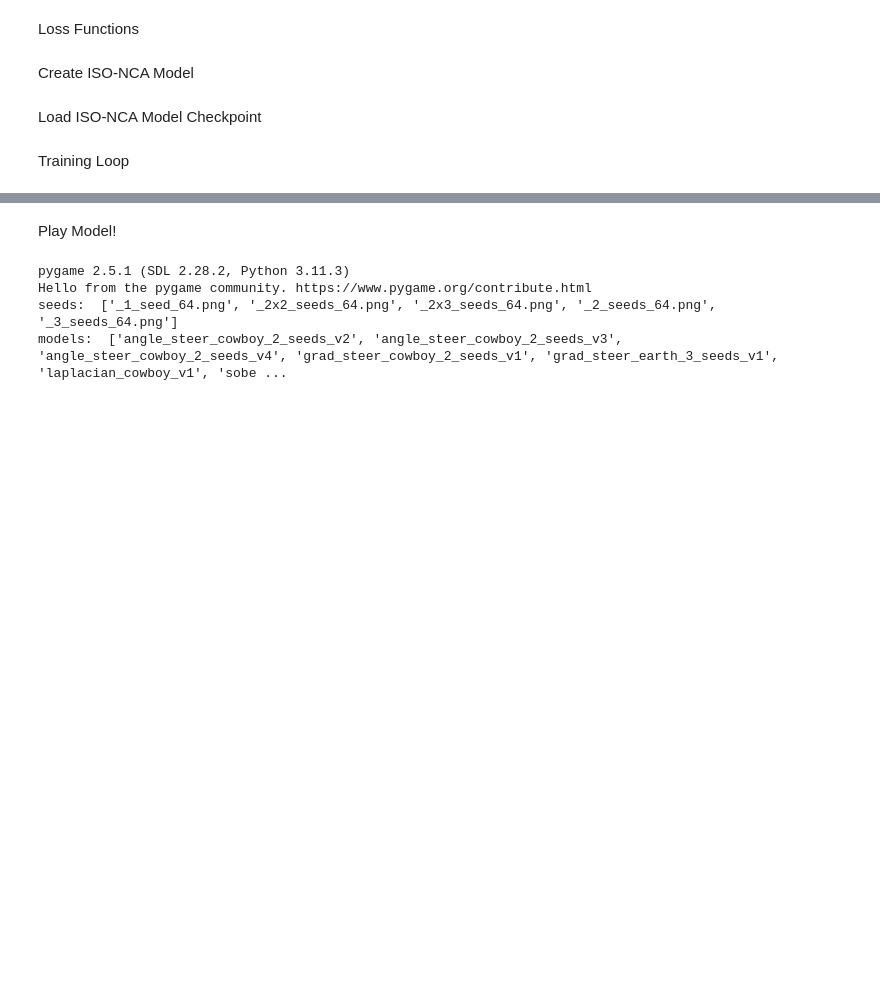
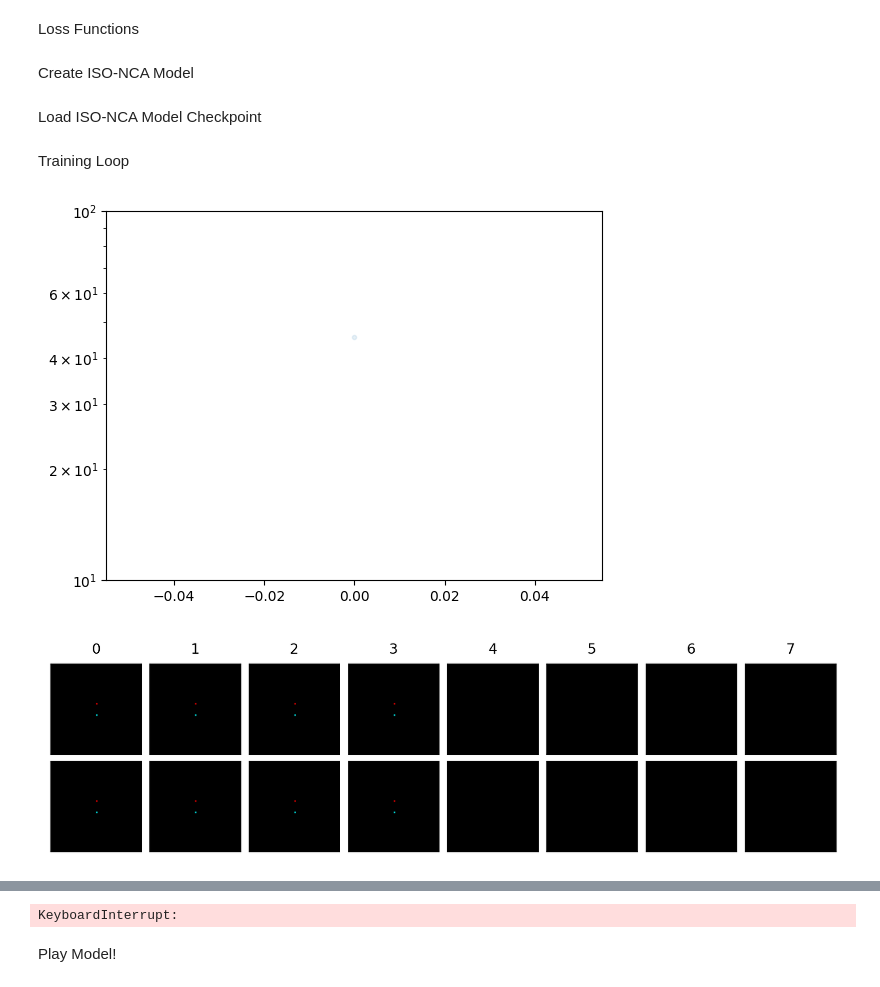
Before and after one commit to mravelo5874/neural-cellular-automata, a Jupyter notebook: 1_isotropic_nca/isotropic_nca.ipynb, the cells around one changed output, grey strips where cells are left out. Cells and saved outputs as stored; diff of their text form; code cells hidden in the pictures; blank space fills up the shorter version.

Commit message:
fixing model training!

```diff
--- a/1_isotropic_nca/isotropic_nca.ipynb
+++ b/1_isotropic_nca/isotropic_nca.ipynb
@@ -153,8 +153,8 @@ Perceptions:
 - ANGLE_STEER: angle-based steerable nca
 - GRAD_STEER: gradient-based steerable nca
 # %%
-_SOBEL_DIV_ = 8.0
-_LAP_DIV_ = 12.0
+_SOBEL_DIV_ = 1.0
+_LAP_DIV_ = 1.0
 
 SOBEL_KERN = torch.tensor([
     [-1., 0., 1.],
@@ -244,8 +244,8 @@ def get_alive_mask(_x):
     return func.max_pool2d(_x[:, 3:4, :, :], kernel_size=3, stride=1, padding=1) > 0.1
 # %%
 # * experiments
-states = torch.randint(0, 9, [1, 3, 3, 3]).to(_DEVICE_).to(torch.float32)
-print ('states.shape:', states.shape)
-print ('states:\n', states)
-print ('--------')
-gradient_steerable_perception(states)
+# states = torch.randint(0, 9, [1, 3, 3, 3]).to(_DEVICE_).to(torch.float32)
+# print ('states.shape:', states.shape)
+# print ('states:\n', states)
+# print ('--------')
+# gradient_steerable_perception(states)
@@ -438,7 +384,7 @@ loss_func = {
 # %% [markdown]
 Create ISO-NCA Model
 # %%
-_NAME_ = 'gard_steer_earth_3_seeds_v1'
+_NAME_ = 'angle_steer_cowboy_2_seeds_v5'
 _POOL_SIZE_ = 256
 _BATCH_SIZE_ = 8
 _LOWER_LR_ = 1e-5
@@ -453,7 +399,7 @@ lr_sched = torch.optim.lr_scheduler.CyclicLR(opt, _LOWER_LR_, _UPPER_LR_, step_s
 target_batch = target_img.clone().repeat(_BATCH_SIZE_, 1, 1, 1).to(_DEVICE_)
 
 # * create seed
-seed = torch.cat([seed_img, torch.zeros([1, _CHANNELS_-4, _SIZE_, _SIZE_])], 1).to(_DEVICE_)
+seed = torch.cat([seed_img, seed_img[:, 3].repeat(1, 12, 1, 1)], 1).to(_DEVICE_)
 
 # * create training pool
 with torch.no_grad():
@@ -529,7 +476,7 @@ load_model_checkpoint()
 # %% [markdown]
 Training Loop
 # %%
-_TRAIN_MODEL_ = False
+_TRAIN_MODEL_ = True
 _EPOCHS_ = 20_000
 _NUM_DAMG_ = 4
 _DAMG_RATE_ = 2
@@ -657,30 +604,32 @@ for _ in tqdm(range(_EPOCHS_)):
         opt.zero_grad()
         lr_sched.step()
         # * re-add batch to pool
         pool[batch_idxs] = x
         loss_log.append(loss.item())
 
         # * print out info
         if i % _INFO_RATE_ == 0:
             # * show loss plot
             clear_output(True)
             pl.plot(loss_log, '.', alpha=0.1)
             pl.yscale('log')
             pl.ylim(np.min(loss_log), loss_log[0])
             pl.show()
 
             # * show batch
             after = x.detach().cpu()
             show_batch(_BATCH_SIZE_, before, after)
 
             # * print info
             print('\rstep:', i, '\tloss:', loss.item(), '\tlr:', lr_sched.get_last_lr()[0], end='')
 
         # * save checkpoint
         if i % _SAVE_RATE_ == 0 and i != 0:
             save_model('checkpoints', model, _NAME_+'_cp'+str(i))
 
 # * save final model
 if _TRAIN_MODEL_:
     save_model('models', model, _NAME_)
 # %% [output]
+[figure, added]
+[figure, added]
@@ -688,3 +637,4 @@ skipping training
+KeyboardInterrupt:
 # %% [markdown]
 Play Model!
 # %%
@@ -695,12 +645,12 @@ import os
 import cv2
 import imutils
 
-_PLAY_ = True
+_PLAY_ = False
 _MODELS_DIR_ = 'models'
 _PLAY_DEVICE_ = 'cpu'
 _RADIUS_ = 8
-_PLAY_SIZE_ = 64
-_WINDOW_SCALE_ = 10
+_PLAY_SIZE_ = 128
+_WINDOW_SCALE_ = 6
 _WINDOW_BG_COLOR_ = (0, 0, 0)
 _WINDOW_TEXT_COLOR_ = (255, 255, 255)
 
@@ -740,7 +690,7 @@ def load_model(_model_name):
     seed_img_rot = trans.rotate(seed_img, np.rad2deg(params['_SEED_ANGLE_RAD_']))
     pad = np.round((_PLAY_SIZE_ - params['_SIZE_'])/2.0, 0).astype(int)
     seed_pad = func.pad(seed_img_rot, (pad, pad, pad, pad), 'constant', 0)
-    tensor = torch.cat([seed_pad, torch.zeros([1, params['_CHANNELS_']-4, _PLAY_SIZE_, _PLAY_SIZE_])], 1).to(_PLAY_DEVICE_)
+    tensor = torch.cat([seed_pad, seed_pad[:, 3].repeat(1, 12, 1, 1)], 1).to(_DEVICE_)
     # * randomize angles for steerable models
     if _IS_STEERABLE_:
         rand = torch.rand(_PLAY_SIZE_, _PLAY_SIZE_)*np.pi*2.0
@@ -824,7 +774,7 @@ while running:
                 seed_img_rot = trans.rotate(seed_img, np.rad2deg(params['_SEED_ANGLE_RAD_']+(angle*np.pi)))
                 pad = np.round((_PLAY_SIZE_ - params['_SIZE_'])/2.0, 0).astype(int)
                 seed_pad = func.pad(seed_img_rot, (pad, pad, pad, pad), 'constant', 0)
-                tensor = torch.cat([seed_pad, torch.zeros([1, params['_CHANNELS_']-4, _PLAY_SIZE_, _PLAY_SIZE_])], 1).to(_PLAY_DEVICE_)
+                tensor = torch.cat([seed_pad, seed_pad[:, 3].repeat(1, 12, 1, 1)], 1).to(_DEVICE_)
                 # * randomize angles for steerable models
                 if _IS_STEERABLE_:
                     rand = torch.rand(_PLAY_SIZE_, _PLAY_SIZE_)*np.pi*2.0
@@ -861,7 +811,7 @@ while running:
                 seed_img_rot = trans.rotate(seed_img, np.rad2deg(params['_SEED_ANGLE_RAD_']))
                 pad = np.round((_PLAY_SIZE_ - params['_SIZE_'])/2.0, 0).astype(int)
                 seed_pad = func.pad(seed_img_rot, (pad, pad, pad, pad), 'constant', 0)
-                tensor = torch.cat([seed_pad, torch.zeros([1, params['_CHANNELS_']-4, _PLAY_SIZE_, _PLAY_SIZE_])], 1).to(_PLAY_DEVICE_)
+                tensor = torch.cat([seed_pad, seed_pad[:, 3].repeat(1, 12, 1, 1)], 1).to(_DEVICE_)
                 # * randomize angles for steerable models
                 if _IS_STEERABLE_:
                     rand = torch.rand(_PLAY_SIZE_, _PLAY_SIZE_)*np.pi*2.0
@@ -875,7 +825,7 @@ while running:
                 seed_img_rot = trans.rotate(seed_img, np.rad2deg(params['_SEED_ANGLE_RAD_']+(angle*np.pi)))
                 pad = np.round((_PLAY_SIZE_ - params['_SIZE_'])/2.0, 0).astype(int)
                 seed_pad = func.pad(seed_img_rot, (pad, pad, pad, pad), 'constant', 0)
-                tensor = torch.cat([seed_pad, torch.zeros([1, params['_CHANNELS_']-4, _PLAY_SIZE_, _PLAY_SIZE_])], 1).to(_PLAY_DEVICE_)
+                tensor = torch.cat([seed_pad, seed_pad[:, 3].repeat(1, 12, 1, 1)], 1).to(_DEVICE_)
         # * mouse click events - erase and draw
         if event.type == pygame.MOUSEBUTTONDOWN:
             mouse_down = True
@@ -944,8 +894,3 @@ while running:
 
 # * quit it!
 pygame.quit()
-# %% [output]
-pygame 2.5.1 (SDL 2.28.2, Python 3.11.3)
-Hello from the pygame community. https://www.pygame.org/contribute.html
-seeds:  ['_1_seed_64.png', '_2x2_seeds_64.png', '_2x3_seeds_64.png', '_2_seeds_64.png', '_3_seeds_64.png']
-models:  ['angle_steer_cowboy_2_seeds_v2', 'angle_steer_cowboy_2_seeds_v3', 'angle_steer_cowboy_2_seeds_v4', 'grad_steer_cowboy_2_seeds_v1', 'grad_steer_earth_3_seeds_v1', 'laplacian_cowboy_v1', 'sobe ...
```
Also changed, not shown: parts of 8 cells of this notebook, 1 other file.
